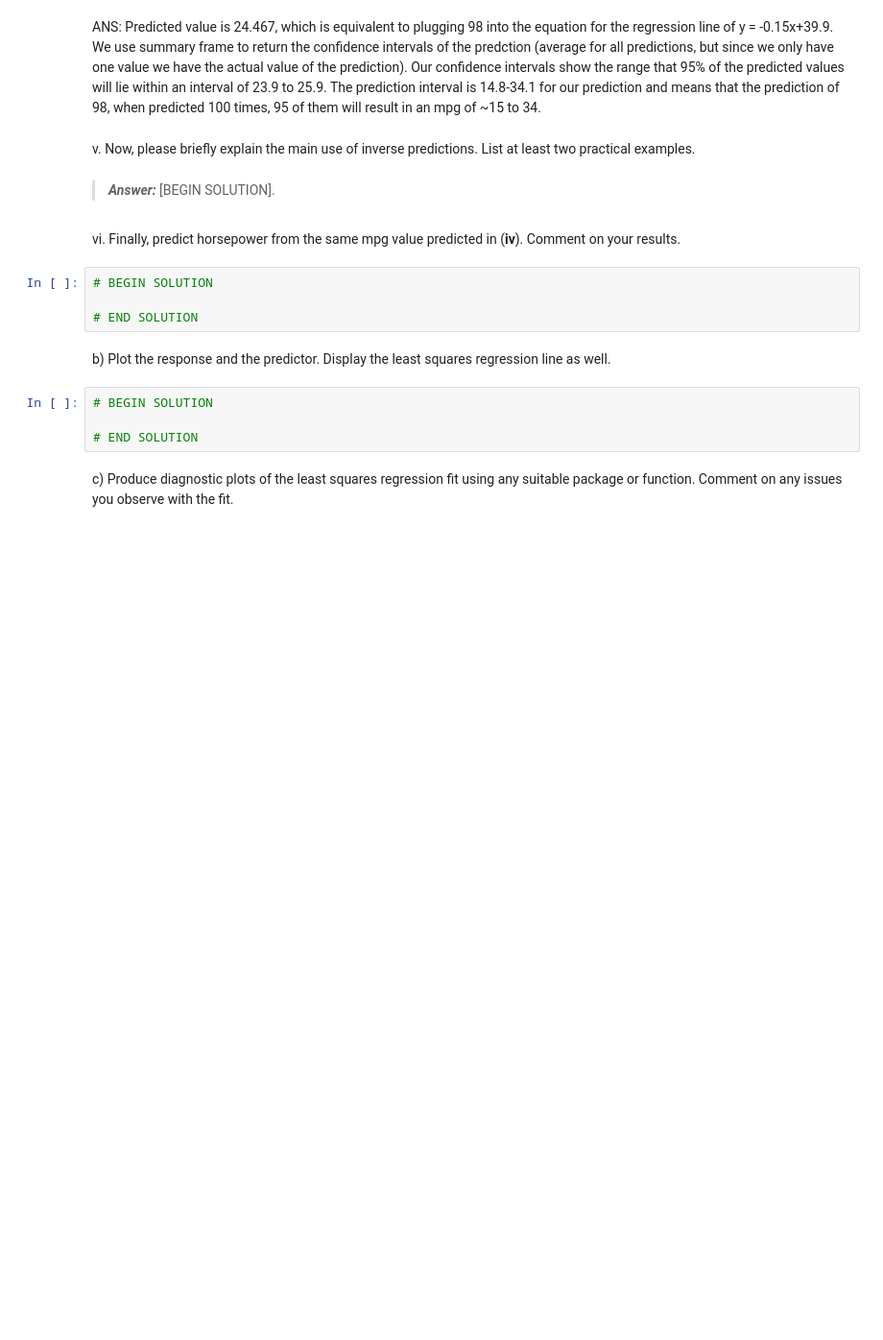
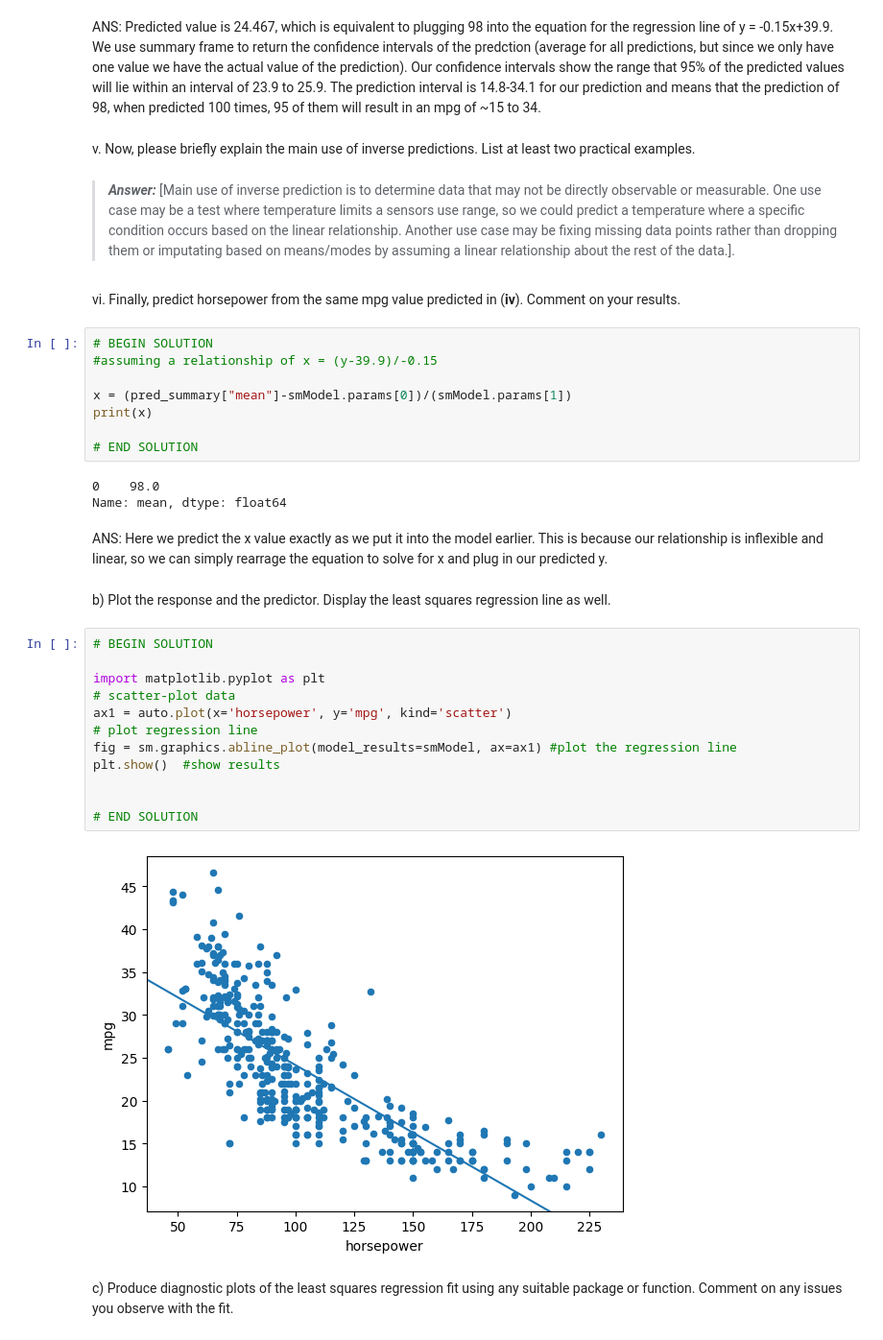
Before and after one commit to christian-ortmann/INFO521, a Jupyter notebook: ortmann_hw3_521.ipynb, the cells around one changed output. Shown: that part at 96% size. Cells and saved outputs as stored; diff of their text form; blank space fills up the shorter version.

```diff
--- a/ortmann_hw3_521.ipynb
+++ b/ortmann_hw3_521.ipynb
@@ -168,19 +170,38 @@ ANS: Predicted value is 24.467, which is equivalent to plugging 98 into the equa
 # %% [markdown]
 v. Now, please briefly explain the main use of inverse predictions. List at least two practical examples.
 # %% [markdown]
-> **_Answer:_**  [BEGIN SOLUTION].
+> **_Answer:_**  [Main use of inverse prediction is to determine data that may not be directly observable or measurable. One use case may be a test where temperature limits a sensors use range, so we could predict a temperature where a specific condition occurs based on the linear relationship. Another use case may be fixing missing data points rather than dropping them or imputating based on means/modes by assuming a linear relationship about the rest of the data.].
 # %% [markdown]
 vi. Finally, predict horsepower from the same mpg value predicted in (__iv__). Comment on your results.
 # %%
 # BEGIN SOLUTION
+#assuming a relationship of x = (y-39.9)/-0.15
+
+x = (pred_summary["mean"]-smModel.params[0])/(smModel.params[1])
+print(x)
 
 # END SOLUTION
+# %% [output]
+0    98.0
+Name: mean, dtype: float64
+# %% [markdown]
+ANS: Here we predict the x value exactly as we put it into the model earlier. This is because our relationship is inflexible and linear, so we can simply rearrage the equation to solve for x and plug in our predicted y.
 # %% [markdown]
 b) Plot the response and the predictor. Display the least squares regression line as well.
 # %%
 # BEGIN SOLUTION
 
+import matplotlib.pyplot as plt
+# scatter-plot data
+ax1 = auto.plot(x='horsepower', y='mpg', kind='scatter')
+# plot regression line
+fig = sm.graphics.abline_plot(model_results=smModel, ax=ax1) #plot the regression line
+plt.show()  #show results
+
+
 # END SOLUTION
+# %% [output]
+[figure, added]
 # %% [markdown]
 c) Produce diagnostic plots of the least squares regression fit using any suitable package or function. Comment on any issues you observe with the fit.
 # %%
```
Also changed, not shown: parts of 3 cells of this notebook.
